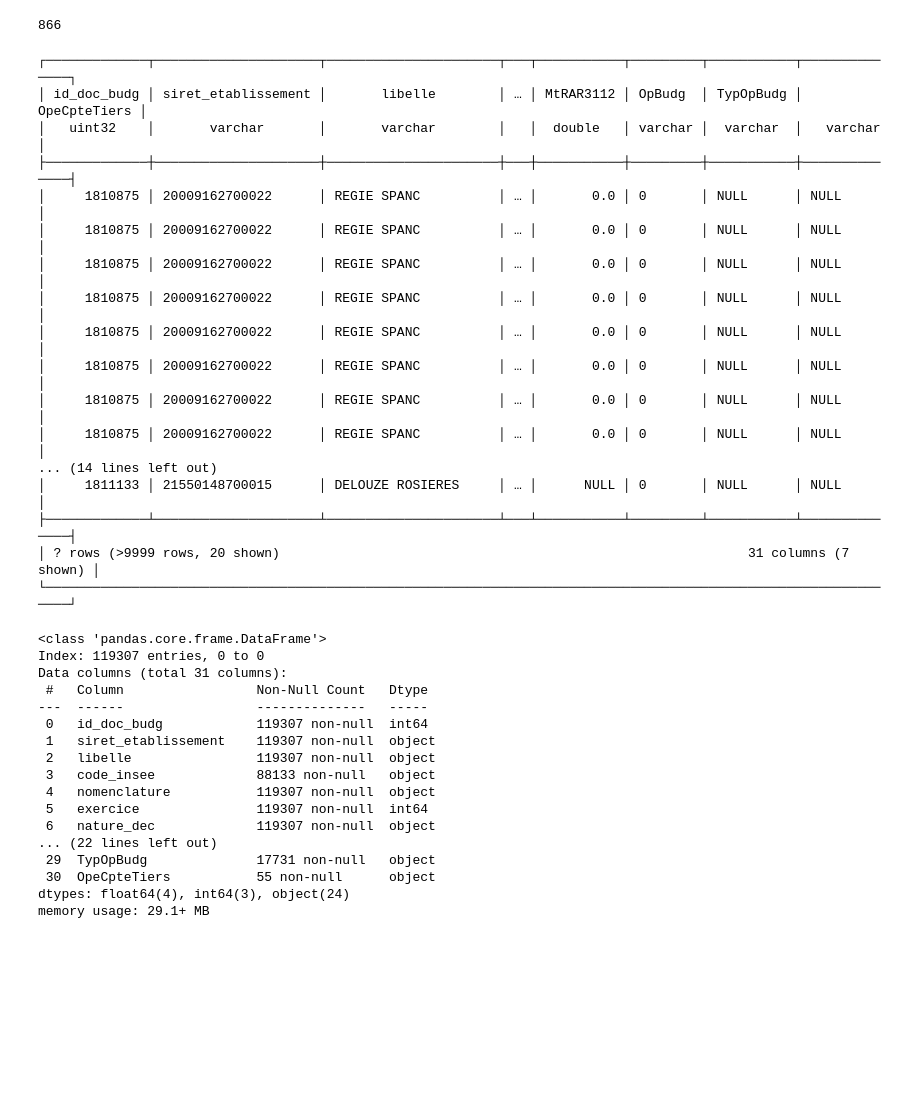
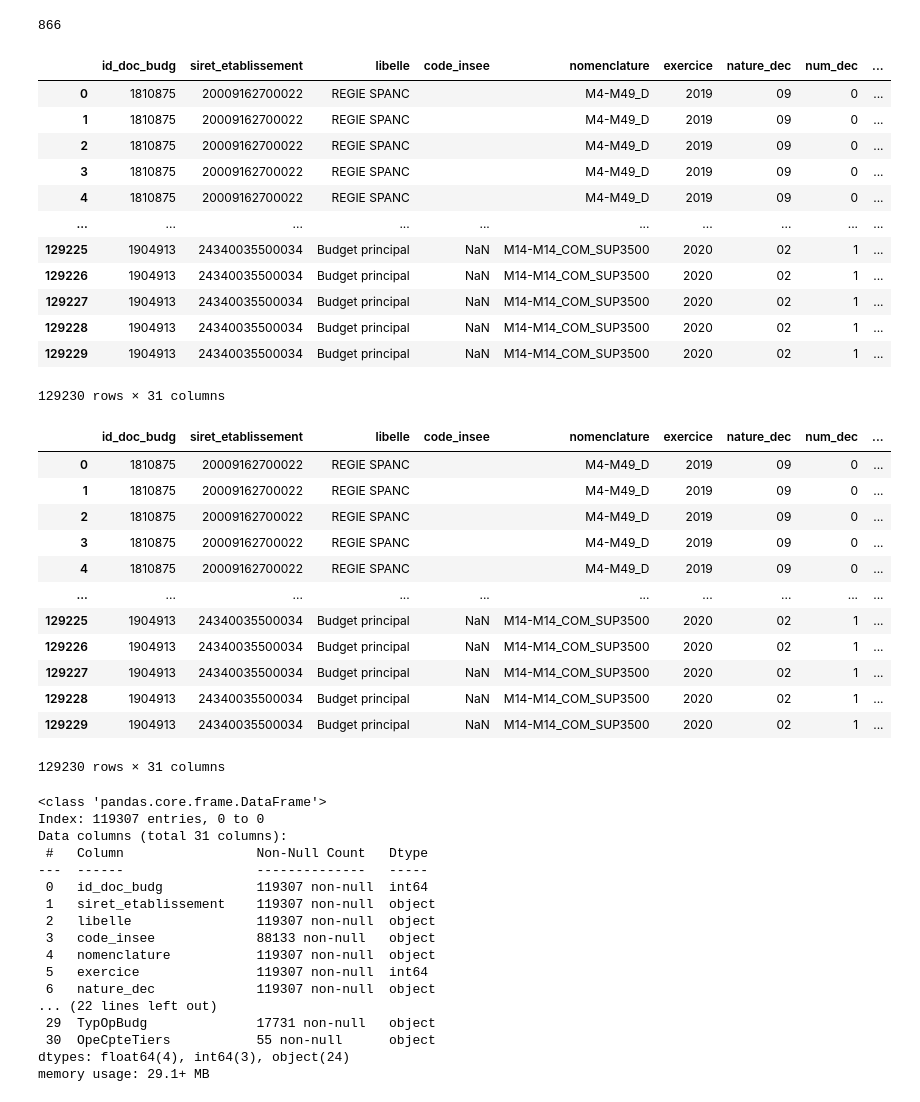
Before and after one commit to Naxxos/airflow-ab, a Jupyter notebook: exploration/process_data.ipynb, the cells around one changed output. Saved outputs shown, nothing was run; the diff lists cells and outputs as text; code cells hidden in the pictures; blank space fills up the shorter version.

```diff
--- a/exploration/process_data.ipynb
+++ b/exploration/process_data.ipynb
@@ -243,22 +248,2 @@ for file in list_files(s3, BUCKET):
 # %% [output]
 866
-# %%
-conn.sql("SELECT * FROM budget")
-# %% [output]
-┌─────────────┬─────────────────────┬──────────────────────┬───┬───────────┬─────────┬───────────┬──────────────┐
-│ id_doc_budg │ siret_etablissement │       libelle        │ … │ MtRAR3112 │ OpBudg  │ TypOpBudg │ OpeCpteTiers │
-│   uint32    │       varchar       │       varchar        │   │  double   │ varchar │  varchar  │   varchar    │
-├─────────────┼─────────────────────┼──────────────────────┼───┼───────────┼─────────┼───────────┼──────────────┤
-│     1810875 │ 20009162700022      │ REGIE SPANC          │ … │       0.0 │ 0       │ NULL      │ NULL         │
-│     1810875 │ 20009162700022      │ REGIE SPANC          │ … │       0.0 │ 0       │ NULL      │ NULL         │
-│     1810875 │ 20009162700022      │ REGIE SPANC          │ … │       0.0 │ 0       │ NULL      │ NULL         │
-│     1810875 │ 20009162700022      │ REGIE SPANC          │ … │       0.0 │ 0       │ NULL      │ NULL         │
-│     1810875 │ 20009162700022      │ REGIE SPANC          │ … │       0.0 │ 0       │ NULL      │ NULL         │
-│     1810875 │ 20009162700022      │ REGIE SPANC          │ … │       0.0 │ 0       │ NULL      │ NULL         │
-│     1810875 │ 20009162700022      │ REGIE SPANC          │ … │       0.0 │ 0       │ NULL      │ NULL         │
-│     1810875 │ 20009162700022      │ REGIE SPANC          │ … │       0.0 │ 0       │ NULL      │ NULL         │
-... (14 lines left out)
-│     1811133 │ 21550148700015      │ DELOUZE ROSIERES     │ … │      NULL │ 0       │ NULL      │ NULL         │
-├─────────────┴─────────────────────┴──────────────────────┴───┴───────────┴─────────┴───────────┴──────────────┤
-│ ? rows (>9999 rows, 20 shown)                                                            31 columns (7 shown) │
-└───────────────────────────────────────────────────────────────────────────────────────────────────────────────┘
@@ -268,3 +250,43 @@ with engine.connect() as conn:
+# %%
+import duckdb
+conn = duckdb.connect('actes_budgetaires.duckdb')
+df = conn.sql("SELECT * FROM budget").fetchdf()
+conn.close()
+df
+# %% [output]
+|  | id_doc_budg | siret_etablissement | libelle | code_insee | nomenclature | exercice | nature_dec | num_dec | ... |
+| 0 | 1810875 | 20009162700022 | REGIE SPANC |  | M4-M49_D | 2019 | 09 | 0 | ... |
+| 1 | 1810875 | 20009162700022 | REGIE SPANC |  | M4-M49_D | 2019 | 09 | 0 | ... |
+| 2 | 1810875 | 20009162700022 | REGIE SPANC |  | M4-M49_D | 2019 | 09 | 0 | ... |
+| 3 | 1810875 | 20009162700022 | REGIE SPANC |  | M4-M49_D | 2019 | 09 | 0 | ... |
+| 4 | 1810875 | 20009162700022 | REGIE SPANC |  | M4-M49_D | 2019 | 09 | 0 | ... |
+| ... | ... | ... | ... | ... | ... | ... | ... | ... | ... |
+| 129225 | 1904913 | 24340035500034 | Budget principal | NaN | M14-M14_COM_SUP3500 | 2020 | 02 | 1 | ... |
+| 129226 | 1904913 | 24340035500034 | Budget principal | NaN | M14-M14_COM_SUP3500 | 2020 | 02 | 1 | ... |
+| 129227 | 1904913 | 24340035500034 | Budget principal | NaN | M14-M14_COM_SUP3500 | 2020 | 02 | 1 | ... |
+| 129228 | 1904913 | 24340035500034 | Budget principal | NaN | M14-M14_COM_SUP3500 | 2020 | 02 | 1 | ... |
+| 129229 | 1904913 | 24340035500034 | Budget principal | NaN | M14-M14_COM_SUP3500 | 2020 | 02 | 1 | ... |
+129230 rows × 31 columns
+# %%
+import duckdb
+with duckdb.connect('actes_budgetaires.duckdb') as conn:
+   df = conn.sql("SELECT * FROM budget").fetchdf()
+
+df
+# %% [output]
+|  | id_doc_budg | siret_etablissement | libelle | code_insee | nomenclature | exercice | nature_dec | num_dec | ... |
+| 0 | 1810875 | 20009162700022 | REGIE SPANC |  | M4-M49_D | 2019 | 09 | 0 | ... |
+| 1 | 1810875 | 20009162700022 | REGIE SPANC |  | M4-M49_D | 2019 | 09 | 0 | ... |
+| 2 | 1810875 | 20009162700022 | REGIE SPANC |  | M4-M49_D | 2019 | 09 | 0 | ... |
+| 3 | 1810875 | 20009162700022 | REGIE SPANC |  | M4-M49_D | 2019 | 09 | 0 | ... |
+| 4 | 1810875 | 20009162700022 | REGIE SPANC |  | M4-M49_D | 2019 | 09 | 0 | ... |
+| ... | ... | ... | ... | ... | ... | ... | ... | ... | ... |
+| 129225 | 1904913 | 24340035500034 | Budget principal | NaN | M14-M14_COM_SUP3500 | 2020 | 02 | 1 | ... |
+| 129226 | 1904913 | 24340035500034 | Budget principal | NaN | M14-M14_COM_SUP3500 | 2020 | 02 | 1 | ... |
+| 129227 | 1904913 | 24340035500034 | Budget principal | NaN | M14-M14_COM_SUP3500 | 2020 | 02 | 1 | ... |
+| 129228 | 1904913 | 24340035500034 | Budget principal | NaN | M14-M14_COM_SUP3500 | 2020 | 02 | 1 | ... |
+| 129229 | 1904913 | 24340035500034 | Budget principal | NaN | M14-M14_COM_SUP3500 | 2020 | 02 | 1 | ... |
+129230 rows × 31 columns
 # %%
 df_budg = pd.read_sql('SELECT * FROM ab_budg', 'sqlite:///ab_budget.db', index_col="index")
 # %%
```
Also changed, not shown: parts of 5 cells of this notebook.
